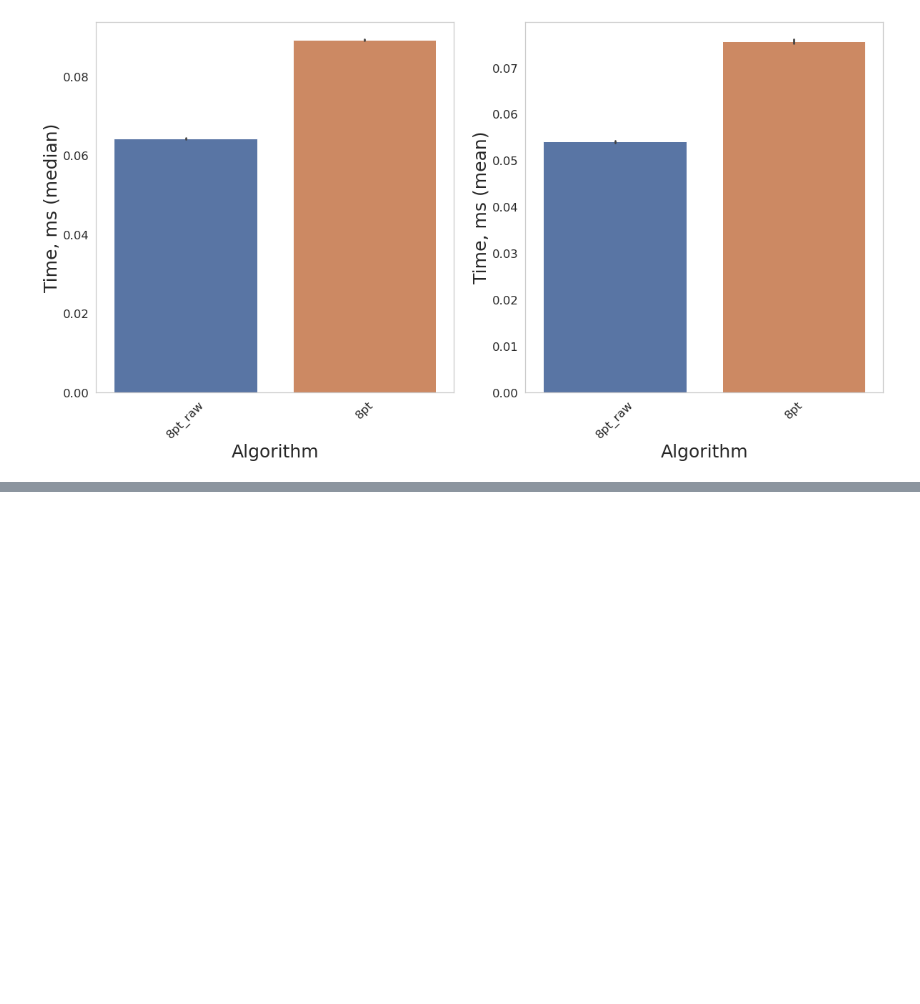
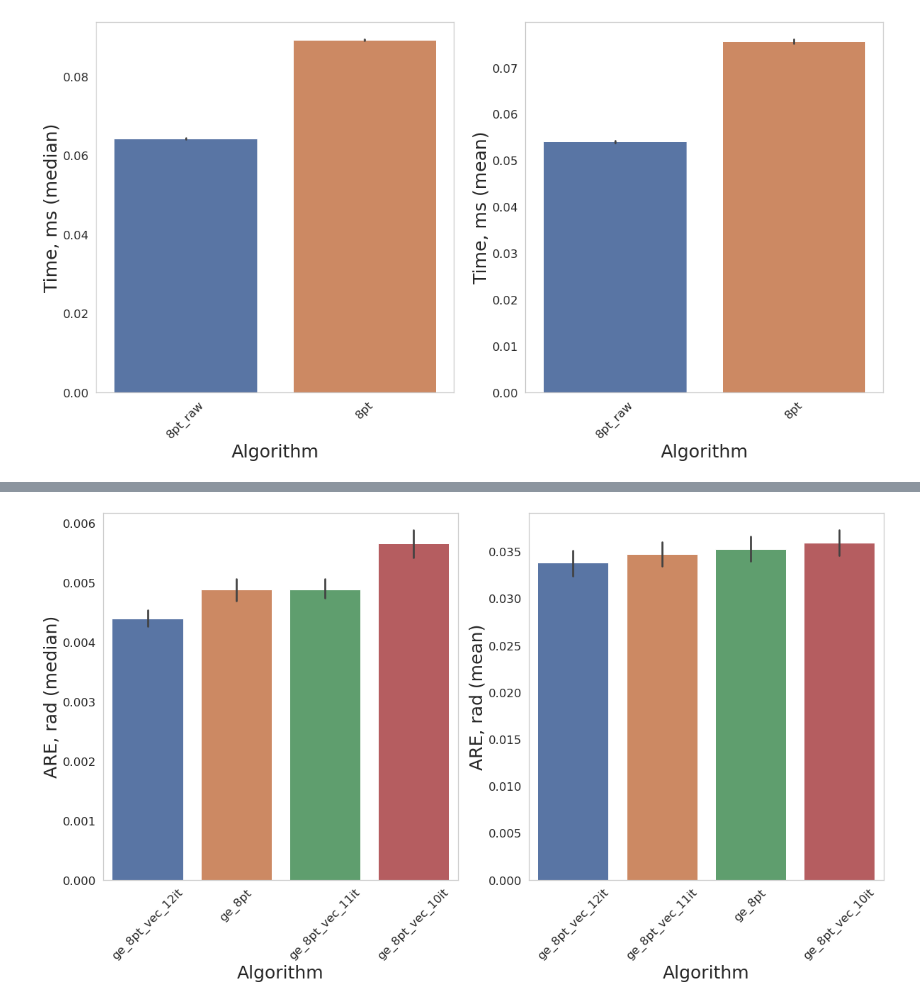
Before and after one commit to kirill-ivanov-a/opengv, a Jupyter notebook: notebooks/GE optimization.ipynb, the cells around one changed output, grey strips where cells are left out. Saved outputs shown, nothing was run; the diff lists cells and outputs as text; code cells hidden in the pictures; blank space fills up the shorter version.

```diff
--- a/notebooks/GE optimization.ipynb
+++ b/notebooks/GE optimization.ipynb
@@ -280,0 +325,4 @@ for i, (est_name, est) in enumerate(esimators.items()):
+# %%
+plot_bars('ARE', 'rad', capitalize=False)
+# %% [output]
+[figure, added]
```
Also changed, not shown: parts of 8 cells of this notebook, 2 other files.
